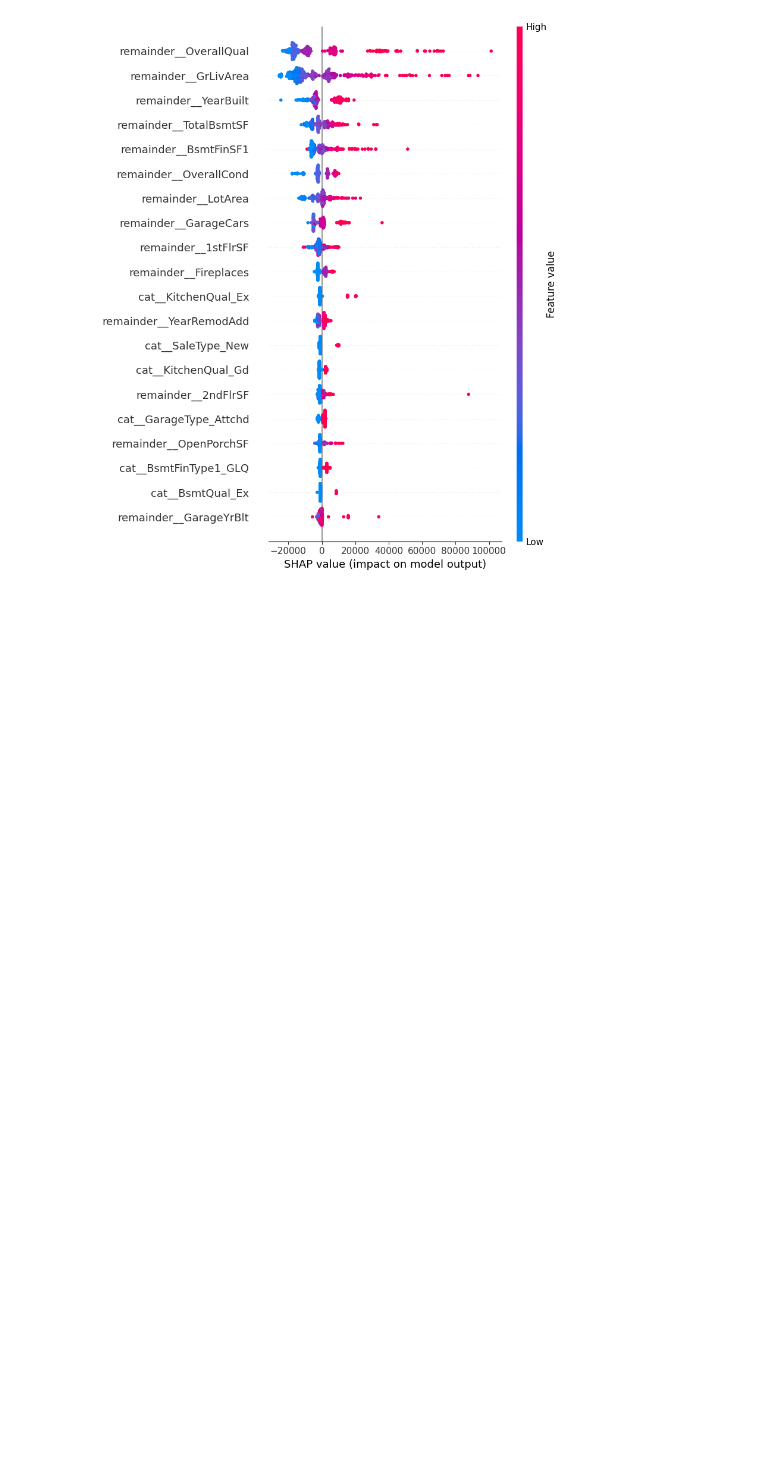
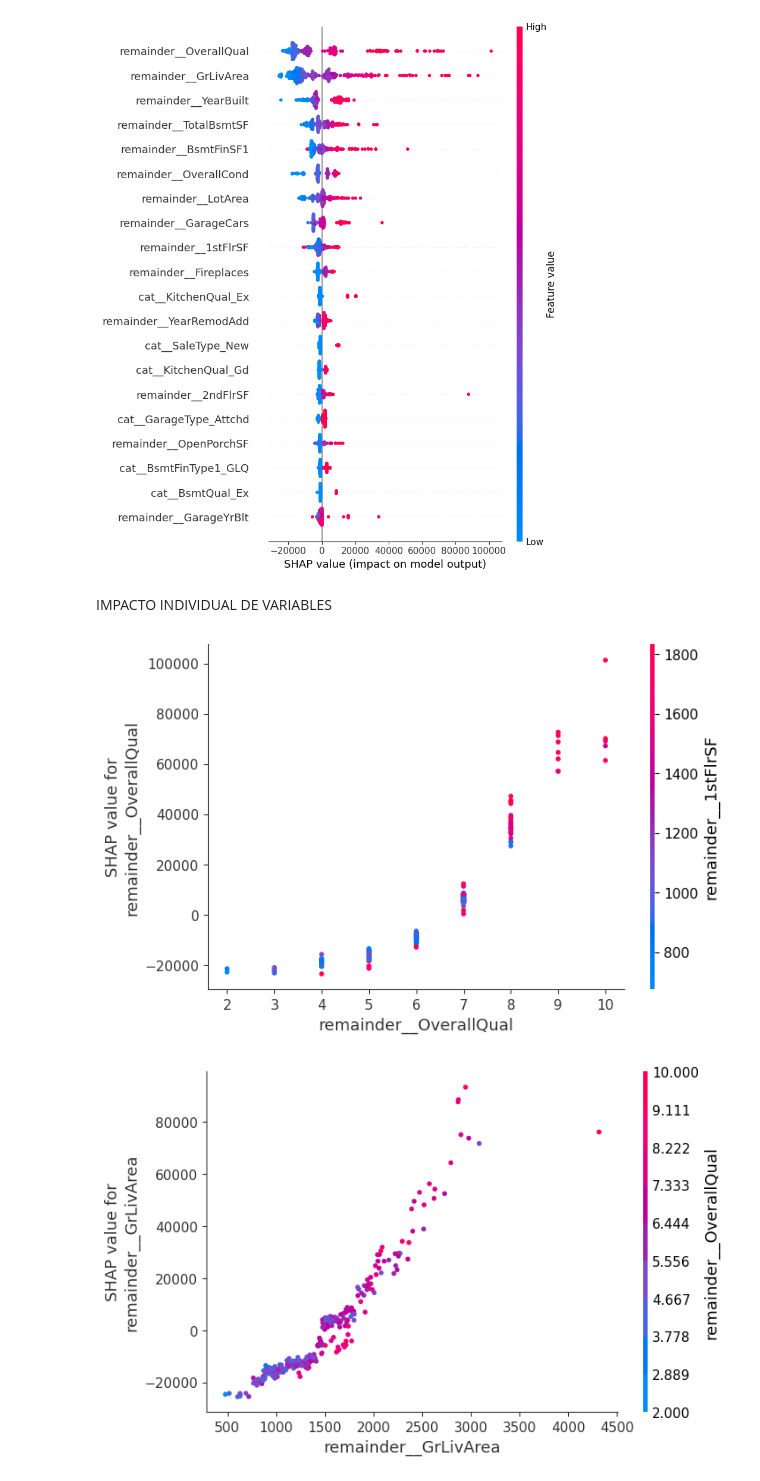
Before and after one commit to rodrigoosoriogaona/Ciencia-de-Datos, a Jupyter notebook: Ciencia de Datos.ipynb, the cells around one changed output. Cells and saved outputs as stored; diff of their text form; code cells hidden in the pictures; blank space fills up the shorter version.

Commit message:
Impacto indovudual de variables

```diff
--- a/Ciencia de Datos.ipynb
+++ b/Ciencia de Datos.ipynb
@@ -489,3 +489,13 @@ plt.figure(figsize=(12, 8))
 shap.summary_plot(shap_values, X_test_processed, feature_names=feature_names_shap, plot_type="dot")
 # %% [output]
 [figure]
+# %% [markdown]
+IMPACTO INDIVIDUAL DE VARIABLES
+# %%
+features_to_plot = ['remainder__OverallQual', 'remainder__GrLivArea', 'remainder__YearBuilt']
+
+for feat in features_to_plot:
+    shap.dependence_plot(feat, shap_values, X_test_processed, feature_names=feature_names)
+# %% [output]
+[figure, added]
+[figure, added]
```
Also changed, not shown: parts of 2 cells of this notebook.
